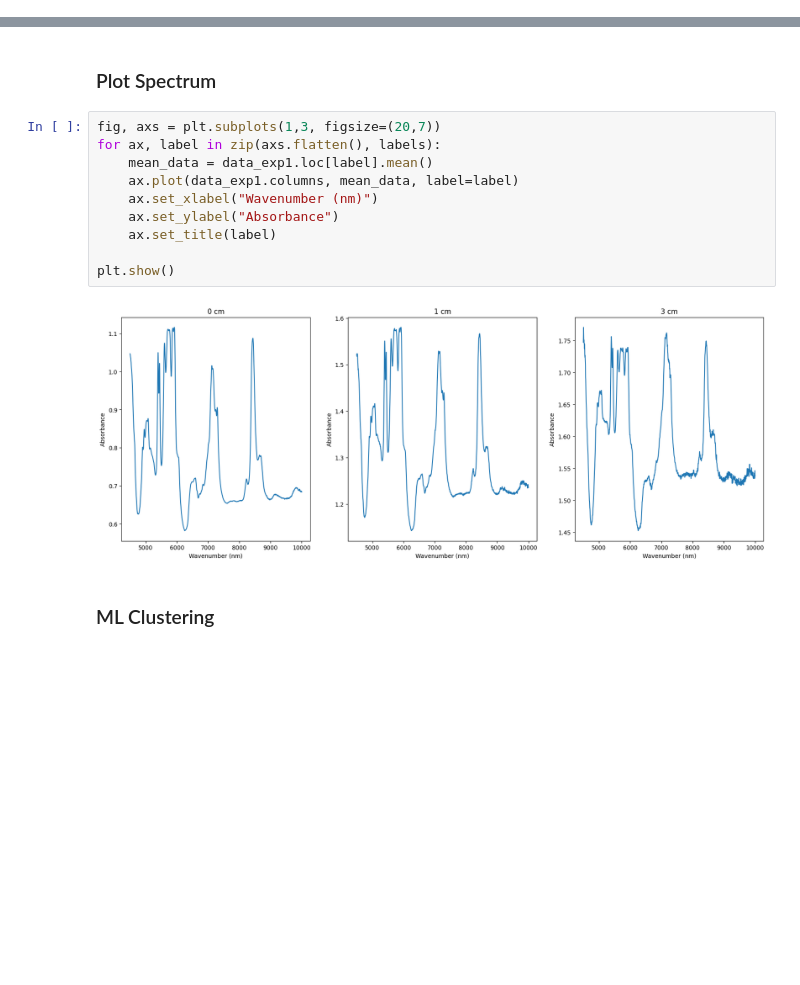
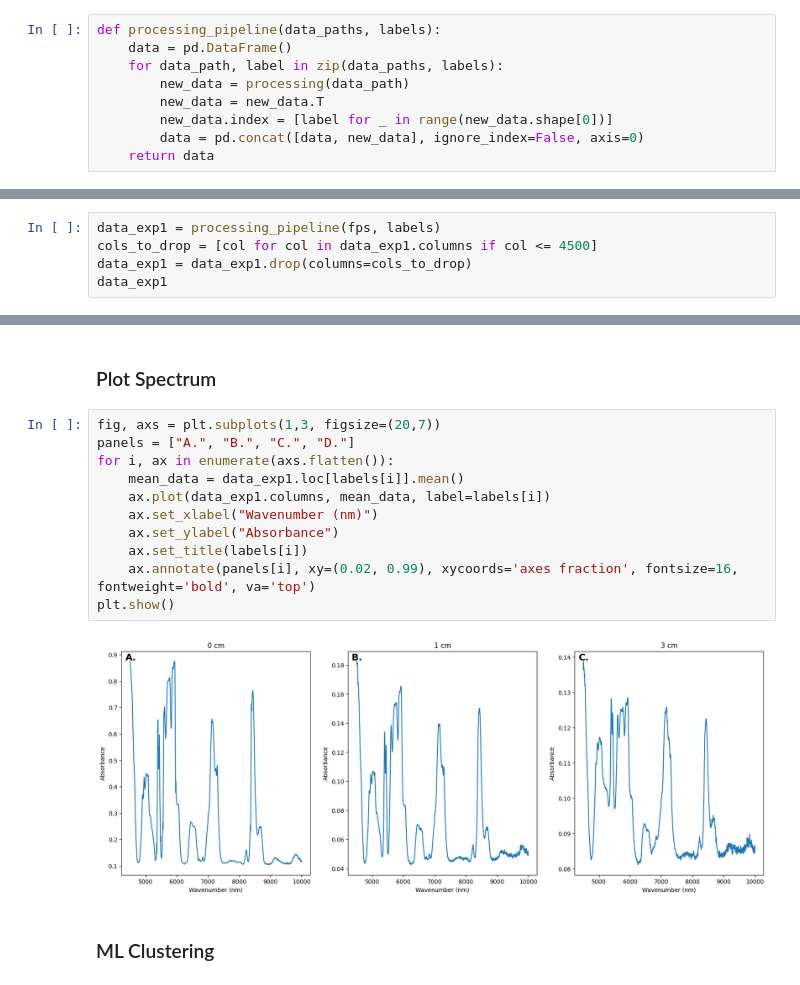
Before and after one commit to davissineath/ClassLabs, a Jupyter notebook: BENG5910/Lab2/lab2_analysis.ipynb, the cells around one changed output, grey strips where cells are left out. Cells and saved outputs as stored; diff of their text form; blank space fills up the shorter version.

```diff
--- a/BENG5910/Lab2/lab2_analysis.ipynb
+++ b/BENG5910/Lab2/lab2_analysis.ipynb
@@ -15,6 +151,15 @@ def no_processing(data_paths, labels, delim=","):
         new_data = pd.concat(l, ignore_index=False, axis=1)
         data = pd.concat([data, new_data], ignore_index=False, axis=1)
     return data.T
+# %%
+def processing_pipeline(data_paths, labels):
+    data = pd.DataFrame()
+    for data_path, label in zip(data_paths, labels):
+        new_data = processing(data_path)
+        new_data = new_data.T
+        new_data.index = [label for _ in range(new_data.shape[0])]
+        data = pd.concat([data, new_data], ignore_index=False, axis=0)
+    return data
 # %% [markdown]
 ## Experiment 1
 ### Load Data
@@ -42,0 +174,5 @@ data_exp1
+# %%
+data_exp1 = processing_pipeline(fps, labels)
+cols_to_drop = [col for col in data_exp1.columns if col <= 4500]
+data_exp1 = data_exp1.drop(columns=cols_to_drop)
+data_exp1
@@ -44,16 +194,17 @@ data_exp1
 ### Plot Spectrum
 # %%
 fig, axs = plt.subplots(1,3, figsize=(20,7))
-for ax, label in zip(axs.flatten(), labels):
-    mean_data = data_exp1.loc[label].mean()
-    ax.plot(data_exp1.columns, mean_data, label=label)
+panels = ["A.", "B.", "C.", "D."]
+for i, ax in enumerate(axs.flatten()):
+    mean_data = data_exp1.loc[labels[i]].mean()
+    ax.plot(data_exp1.columns, mean_data, label=labels[i])
     ax.set_xlabel("Wavenumber (nm)")
     ax.set_ylabel("Absorbance")
-    ax.set_title(label)
-
+    ax.set_title(labels[i])
+    ax.annotate(panels[i], xy=(0.02, 0.99), xycoords='axes fraction', fontsize=16, fontweight='bold', va='top')
 plt.show()
 # %% [output]
-[figure, old version]
+[figure, new version]
 # %% [markdown]
 ### ML Clustering
 # %%
```
Also changed, not shown: parts of 28 cells of this notebook.
